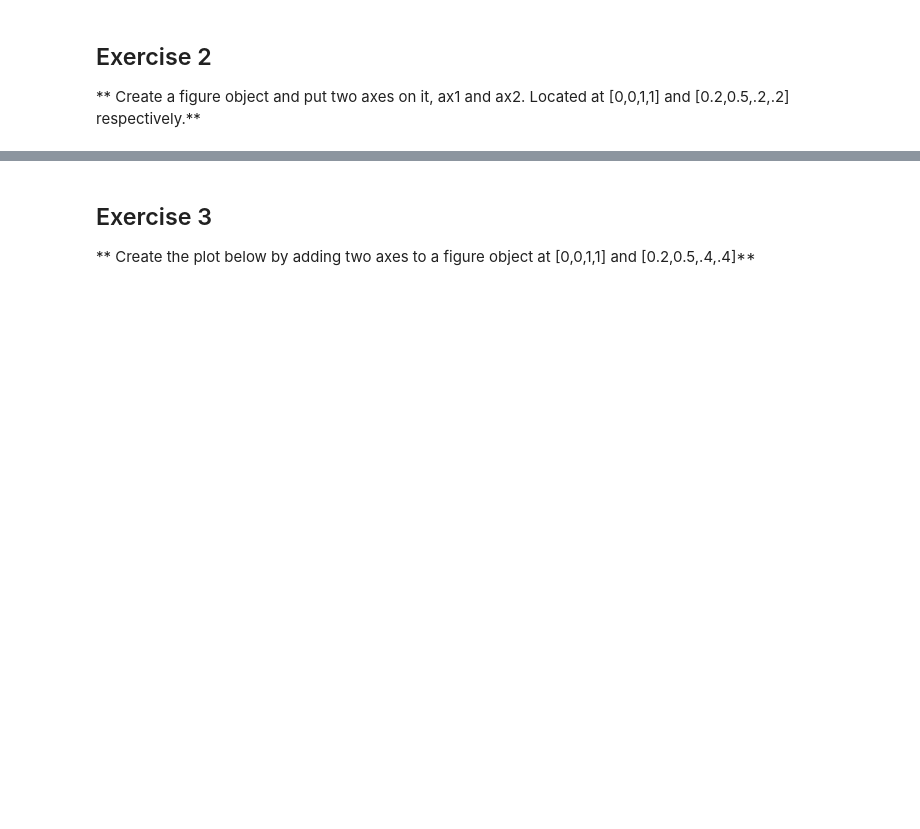
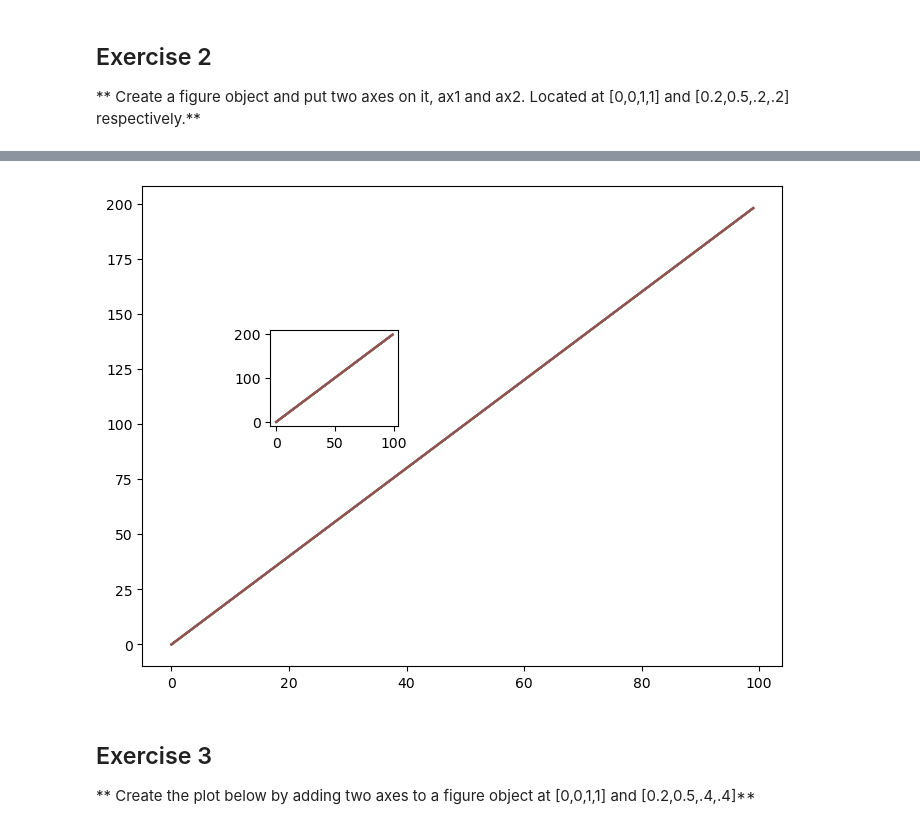
Before and after one commit to tibor1301/FIN-591-Student-Assignments, a Jupyter notebook: Fin591PythonProblemSetA_student_Boyd.ipynb, the cells around one changed output, grey strips where cells are left out. Cells and saved outputs as stored; diff of their text form; code cells hidden in the pictures; blank space fills up the shorter version.

```diff
--- a/Fin591PythonProblemSetA_student_Boyd.ipynb
+++ b/Fin591PythonProblemSetA_student_Boyd.ipynb
@@ -645,8 +638,13 @@ YOUR ANSWER HERE
 # %%
 """Now plot (x,y) on both axes. And call your figure object to show it"""
 
 # YOUR CODE HERE
+ax1.plot(x,y)
+ax2.plot(x,y)
+fig
 # raise NotImplementedError()
+# %% [output]
+[figure, added]
 # %% [markdown]
 ## Exercise 3
 
```
Also changed, not shown: parts of 10 cells of this notebook.
